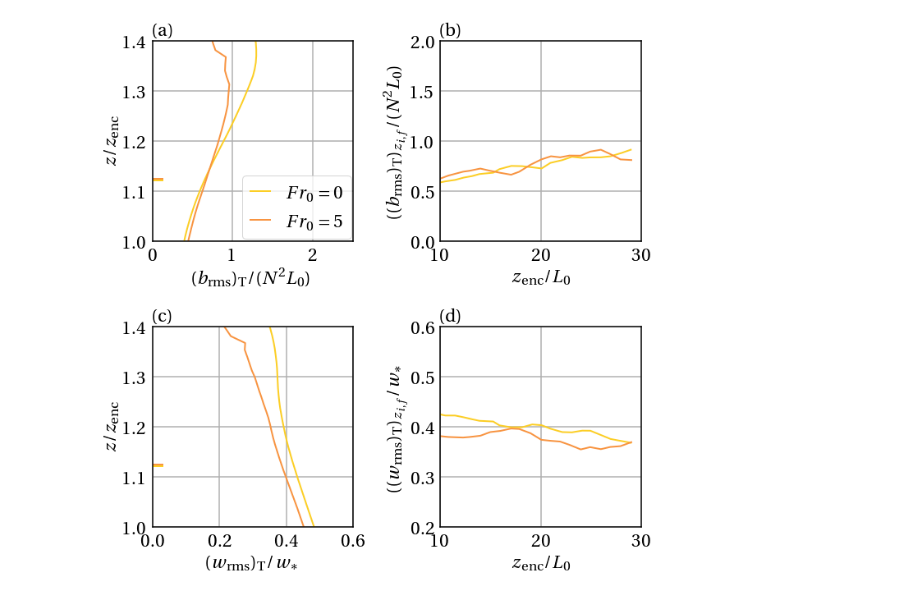
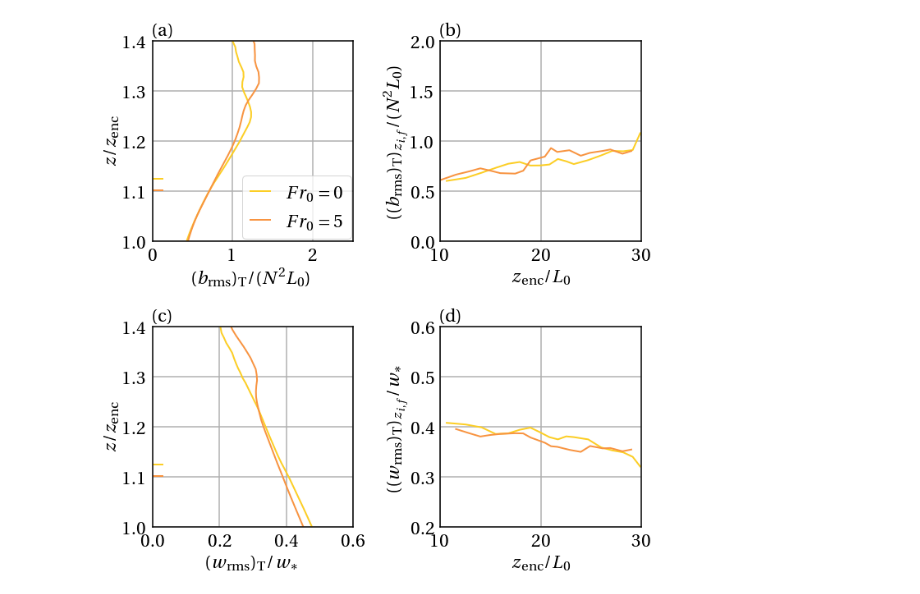
Before and after one commit to katherine-fodor/tlab-tools, a Jupyter notebook: stats_cond_time.ipynb, the cells around one changed output. Saved outputs shown, nothing was run; the diff lists cells and outputs as text; code cells hidden in the pictures.

```diff
--- a/stats_cond_time.ipynb
+++ b/stats_cond_time.ipynb
@@ -109,11 +144,11 @@ S25_s1_flux_zif = [S25.Rsv[n,S25.z_if_arg[n]] for n in range(0,S25.t_len)]
 # %%
 ## Conditional ##
 
-S0_vort_int = Conditional_Stats(path_S0+path_vort_S0+'int1000-54000.nc',path_S0+path_vort_S0+'Partition1/cavg1000-54000.nc',path_S0+path_vort_S0+'Partition2/cavg1000-54000.nc')
-S05_vort_int = Conditional_Stats(path_S05+path_vort_S05+'int1000-67000.nc',path_S05+path_vort_S05+'Partition1/cavg1000-67000.nc',path_S05+path_vort_S05+'Partition2/cavg1000-67000.nc')
-S10_vort_int = Conditional_Stats(path_S10+path_vort_S10+'int13000-84000.nc',path_S10+path_vort_S10+'Partition1/cavg13000-84000.nc',path_S10+path_vort_S10+'Partition2/cavg13000-84000.nc')
-S15_vort_int = Conditional_Stats(path_S15+path_vort_S15+'int15000-92000.nc',path_S15+path_vort_S15+'Partition1/cavg15000-92000.nc',path_S15+path_vort_S15+'Partition2/cavg15000-92000.nc')
-S20_vort_int_1 = Conditional_Stats(path_S20_1+path_vort_S20+'int17000-35000.nc',path_S20_1+path_vort_S20+'Partition1/cavg17000-35000.nc',path_S20_1+path_vort_S20+'Partition2/cavg17000-35000.nc')
-S20_vort_int_2 = Conditional_Stats(path_S20_2+path_vort_S20+'int39000-91000.nc',path_S20_2+path_vort_S20+'Partition1/cavg39000-91000.nc',path_S20_2+path_vort_S20+'Partition2/cavg39000-91000.nc')
+S0_vort_int = Conditional_Stats(path_S0+path_vort_S0+'int2000-54000.nc',path_S0+path_vort_S0+'Partition1/cavg2000-54000.nc',path_S0+path_vort_S0+'Partition2/cavg2000-54000.nc')
+S05_vort_int = Conditional_Stats(path_S05+path_vort_S05+'int2000-66000.nc',path_S05+path_vort_S05+'Partition1/cavg2000-66000.nc',path_S05+path_vort_S05+'Partition2/cavg2000-66000.nc')
+S10_vort_int = Conditional_Stats(path_S10+path_vort_S10+'int14000-84000.nc',path_S10+path_vort_S10+'Partition1/cavg14000-84000.nc',path_S10+path_vort_S10+'Partition2/cavg14000-84000.nc')
+S15_vort_int = Conditional_Stats(path_S15+path_vort_S15+'int16000-92000.nc',path_S15+path_vort_S15+'Partition1/cavg16000-92000.nc',path_S15+path_vort_S15+'Partition2/cavg16000-92000.nc')
+S20_vort_int_1 = Conditional_Stats(path_S20_1+path_vort_S20+'int18000-34000.nc',path_S20_1+path_vort_S20+'Partition1/cavg18000-34000.nc',path_S20_1+path_vort_S20+'Partition2/cavg18000-34000.nc')
+S20_vort_int_2 = Conditional_Stats(path_S20_2+path_vort_S20+'int40000-92000.nc',path_S20_2+path_vort_S20+'Partition1/cavg40000-92000.nc',path_S20_2+path_vort_S20+'Partition2/cavg40000-92000.nc')
 S25_vort_int = Conditional_Stats(path_S25+path_vort_S25+'int28000-128000.nc',path_S25+path_vort_S25+'Partition1/cavg28000-128000.nc',path_S25+path_vort_S25+'Partition2/cavg28000-128000.nc')
 # %%
@@ -285,13 +325,4 @@ rho_bw_zif_S25_turb =  (np.array(S25_vort_p2_v1_zif)-np.array(S25_vort_p2_s1_mea
 # %%
-#######################################################################
-# Plot
-
-blues = matplotlib.cm.get_cmap('Blues')
-
-colors = []
-for value in [0.1,0.25,0.40,0.55,0.7,0.85]:
-    colors.append(matplotlib.cm.get_cmap('plasma_r')(value))
-
 f, ((ax1,ax2),(ax3,ax4)) = plt.subplots(2,2,figsize=(10,10))
 ax1.grid(True,linewidth=1.5)
 ax2.grid(True,linewidth=1.5)
@@ -310,35 +341,35 @@ ax3.set_xlim(0,0.6)
 ax4.set_ylim(0.2,0.6)
 ax4.set_xlim(10,30)
 ax1.plot(np.mean(np.sqrt(S0_vort_int.P2S1Mom2[4:7,:]),axis=0)/(N**2*L0),S0.y/np.mean(S0.z_enc[4:7]),c=colors[0],label=r'$Fr_0=0$')
 ax1.plot(np.mean(np.sqrt(S05_vort_int.P2S1Mom2[4:7,:]),axis=0)/(N**2*L0),S05.y/np.mean(S05.z_enc[4:7],axis=0),c=colors[1],label=r'$Fr_0=5$')
 ax2.plot(S0.z_enc[1:-1]/L0,runningmean(np.sqrt(S0_vort_p2_s1_var_zif),1)/(N**2*L0),c=colors[0])
 ax2.plot(S05.z_enc[1:-1]/L0,runningmean(np.sqrt(S05_vort_p2_s1_var_zif),1)/(N**2*L0),c=colors[1])
 ax3.plot(np.mean(np.sqrt(S0_vort_int.P2VMom2[4:7,:]),axis=0)/np.mean((B0*S0.z_enc[4:7])**(1./3.)),S0.y/np.mean(S0.z_enc[4:7]),c=colors[0])
 ax3.plot(np.mean(np.sqrt(S05_vort_int.P2VMom2[4:7,:]),axis=0)/np.mean((B0*S05.z_enc[4:7])**(1./3.)),S05.y/np.mean(S05.z_enc[4:7]),c=colors[1])
 ax4.plot(S0.z_enc[1:-1]/L0,runningmean(np.sqrt(S0_vort_p2_w_var_zif)/(B0*S0.z_enc)**(1./3.),1),c=colors[0],label=r'$Fr_0=0$')
-ax4.plot(S05.z_enc[1:-1]/L0,runningmean(np.sqrt(S05_vort_p2_w_var_zif)/(B0*S0.z_enc)**(1./3.),1),c=colors[1],label=r'$Fr_0=5$')
+ax4.plot(S05.z_enc[2:-1]/L0,runningmean(np.sqrt(S05_vort_p2_w_var_zif[1:])/(B0*S0.z_enc)**(1./3.),1),c=colors[1],label=r'$Fr_0=5$')
 ax1.axhline(np.mean(S0.z_if[4:7]/S0.z_enc[4:7]),0,0.05,c=colors[0])
 ax1.axhline(np.mean(S05.z_if[4:7]/S05.z_enc[4:7]),0,0.05,c=colors[1])
 ax3.axhline(np.mean(S0.z_if[4:7]/S0.z_enc[4:7]),0,0.05,c=colors[0])
 ax3.axhline(np.mean(S05.z_if[4:7]/S05.z_enc[4:7]),0,0.05,c=colors[1])
 ax1.set_xlabel(r'$(b_\mathrm{rms})_\mathrm{T} /(N^2L_0)$')
 ax1.set_ylabel(r'$z/z_\mathrm{enc}$')
 ax1.set_title('(a)',fontsize=24,loc='left')
 ax2.set_xlabel(r'$z_\mathrm{enc}/L_0$')
 ax2.set_ylabel(r'$((b_\mathrm{rms})_\mathrm{T})_{z_{i,f}}/(N^2L_0)$')
 ax2.set_title('(b)',fontsize=24,loc='left')
 ax3.set_xlabel(r'$(w_\mathrm{rms})_\mathrm{T} / w_*$')
 ax3.set_ylabel(r'$z/z_\mathrm{enc}$')
 ax3.set_title('(c)',fontsize=24,loc='left')
 ax4.set_xlabel(r'$z_\mathrm{enc}/L_0$')
 ax4.set_ylabel(r'$((w_\mathrm{rms})_\mathrm{T})_{z_{i,f}}/w_*$')
 ax4.set_title('(d)',fontsize=24,loc='left')
 ax1.legend(loc='best',fontsize=24,handlelength=1,borderaxespad=0.1)
 plt.tight_layout()
 plt.savefig(opath+'s1_rms_w_rms_Fr0_Fr5.pdf',bbox_inches='tight')
 plt.show()
 # %% [output]
-[figure, old version]
+[figure, new version]
 # %%
 f, (ax1,ax2) = plt.subplots(1,2,figsize=(10,5))
 ax1.grid(True,linewidth=1.5)
```
Also changed, not shown: parts of 16 cells of this notebook, 3 other files.
